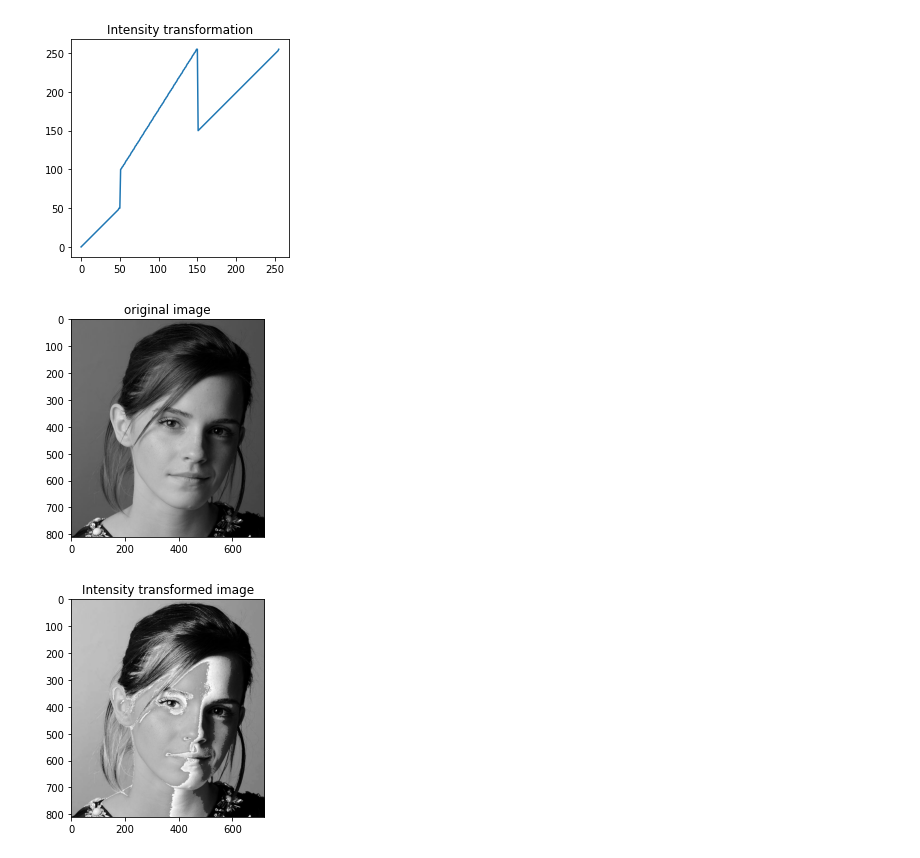
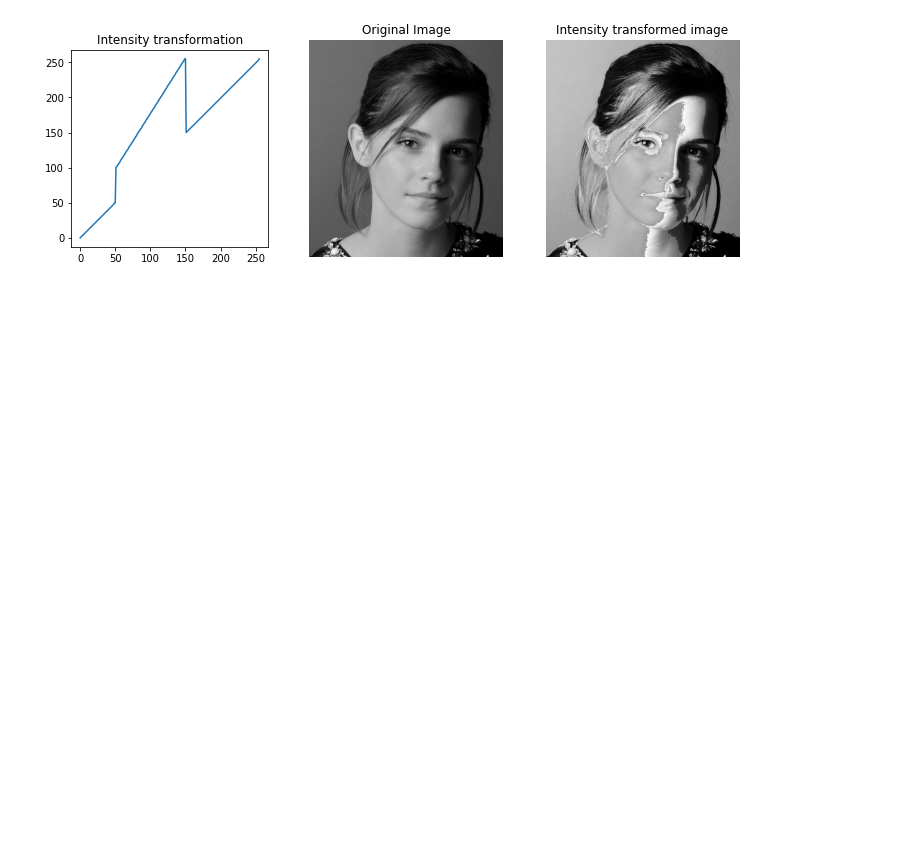
Before and after one commit to Poogitha/Codings, a Jupyter notebook: 190280N_EN2550_Assignment_01.ipynb, the cells around one changed output. Cells and saved outputs as stored; diff of their text form; code cells hidden in the pictures; blank space fills up the shorter version.

```diff
--- a/190280N_EN2550_Assignment_01.ipynb
+++ b/190280N_EN2550_Assignment_01.ipynb
@@ -1,40 +1,37 @@
 # %%
 import numpy as np
 import cv2 as cv
 import matplotlib.pyplot as plt
 img= cv.imread(r'Assignment Images/emma_gray.jpg',cv.IMREAD_UNCHANGED)
 assert img is not None
 t1=np.linspace(0,50,50)
 t2=np.linspace(50,100,1)
 t3=np.linspace(100,255,99)
 t4=np.linspace(255,150,1)
 t5=np.linspace(150,255,105)
 t=np.concatenate((t1,t2,t3,t4,t5),axis=0).astype(np.uint8)
-fig,ax=plt.subplots()
-ax.plot(t)
-ax.title.set_text("Intensity transformation")
-ax.set_aspect('equal')
 assert len(t)==256
 g=cv.LUT(img,t)
 cv.namedWindow('Image',cv.WINDOW_AUTOSIZE)
 cv.imshow('image',img)
 cv.waitKey(0)
 cv.imshow('image',g)
 cv.waitKey(0)
 cv.destroyAllWindows()
 
-plt.figure()
-plt.imshow(cv.cvtColor(img, cv.COLOR_BGR2RGB))
-plt.title("original image")
+fig,ax=plt.subplots(1,3,figsize=(12,4))
+ax[0].plot(t)
+ax[0].set_title("Intensity transformation")
+ax[0].set_aspect('equal')
+ax[1].imshow(cv.cvtColor(img, cv.COLOR_BGR2RGB))
+ax[1].set_title("Original Image")
+ax[2].imshow(cv.cvtColor(g, cv.COLOR_BGR2RGB))
+ax[2].set_title("Intensity transformed image")
+ax[1].axis('off')
+ax[2].axis('off')
 plt.show()
-plt.figure()
-plt.imshow(cv.cvtColor(g, cv.COLOR_BGR2RGB))
-plt.title("Intensity transformed image")
-plt.show()
 # %% [output]
-[figure, old version]
+[figure, new version]
-[figure, removed]
-[figure, removed]
 # %%
 import numpy as np
 import cv2 as cv
```
Also changed, not shown: parts of 5 cells of this notebook.
